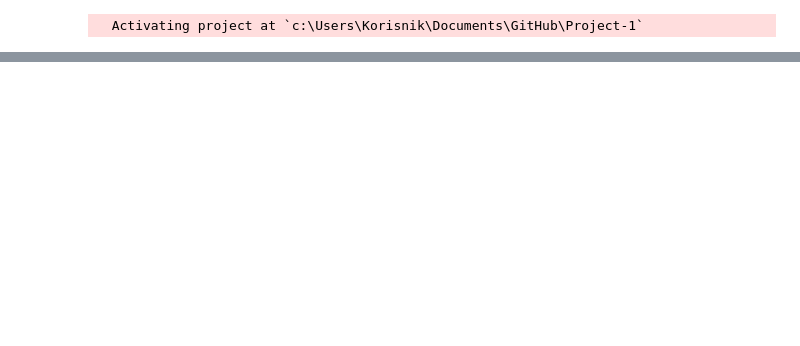
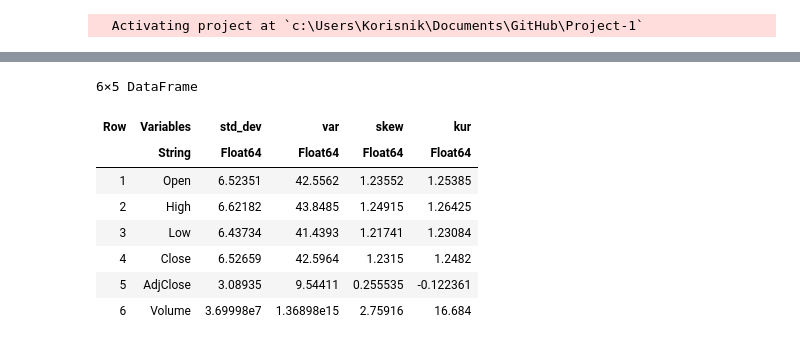
Before and after one commit to aidahodzc/Project-1, a Jupyter notebook: Part A.ipynb, the cells around one changed output, grey strips where cells are left out. Saved outputs shown, nothing was run; the diff lists cells and outputs as text; code cells hidden in the pictures; blank space fills up the shorter version.

```diff
--- a/Part A.ipynb
+++ b/Part A.ipynb
@@ -77,0 +132,27 @@ data)
+# %%
+# Calculating higher moments
+
+n = length(data1[1,:])
+sd = Vector{Float64}(undef, n)
+variance = Vector{Float64}(undef, n)
+skew = Vector{Float64}(undef, n)
+kur = Vector{Float64}(undef, n)
+Variables = names(data1)
+summary_stat2 = DataFrame(Variables = Variables, std_dev = sd, var = variance, skew = skew, kur = kur)
+for i in 1:n
+    summary_stat2[i,2] = std(data1[:,i])
+    summary_stat2[i,3] = var(data1[:,i])
+    summary_stat2[i,4] = skewness(data1[:,i])
+    summary_stat2[i,5] = kurtosis(data1[:,i])
+end
+summary_stat2
+# %% [output]
+6×5 DataFrame
+| Row | Variables | std_dev | var | skew | kur |
+|  | String | Float64 | Float64 | Float64 | Float64 |
+| 1 | Open | 6.52351 | 42.5562 | 1.23552 | 1.25385 |
+| 2 | High | 6.62182 | 43.8485 | 1.24915 | 1.26425 |
+| 3 | Low | 6.43734 | 41.4393 | 1.21741 | 1.23084 |
+| 4 | Close | 6.52659 | 42.5964 | 1.2315 | 1.2482 |
+| 5 | AdjClose | 3.08935 | 9.54411 | 0.255535 | -0.122361 |
+| 6 | Volume | 3.69998e7 | 1.36898e15 | 2.75916 | 16.684 |
```
Also changed, not shown: parts of 29 cells of this notebook, 3 other files.
